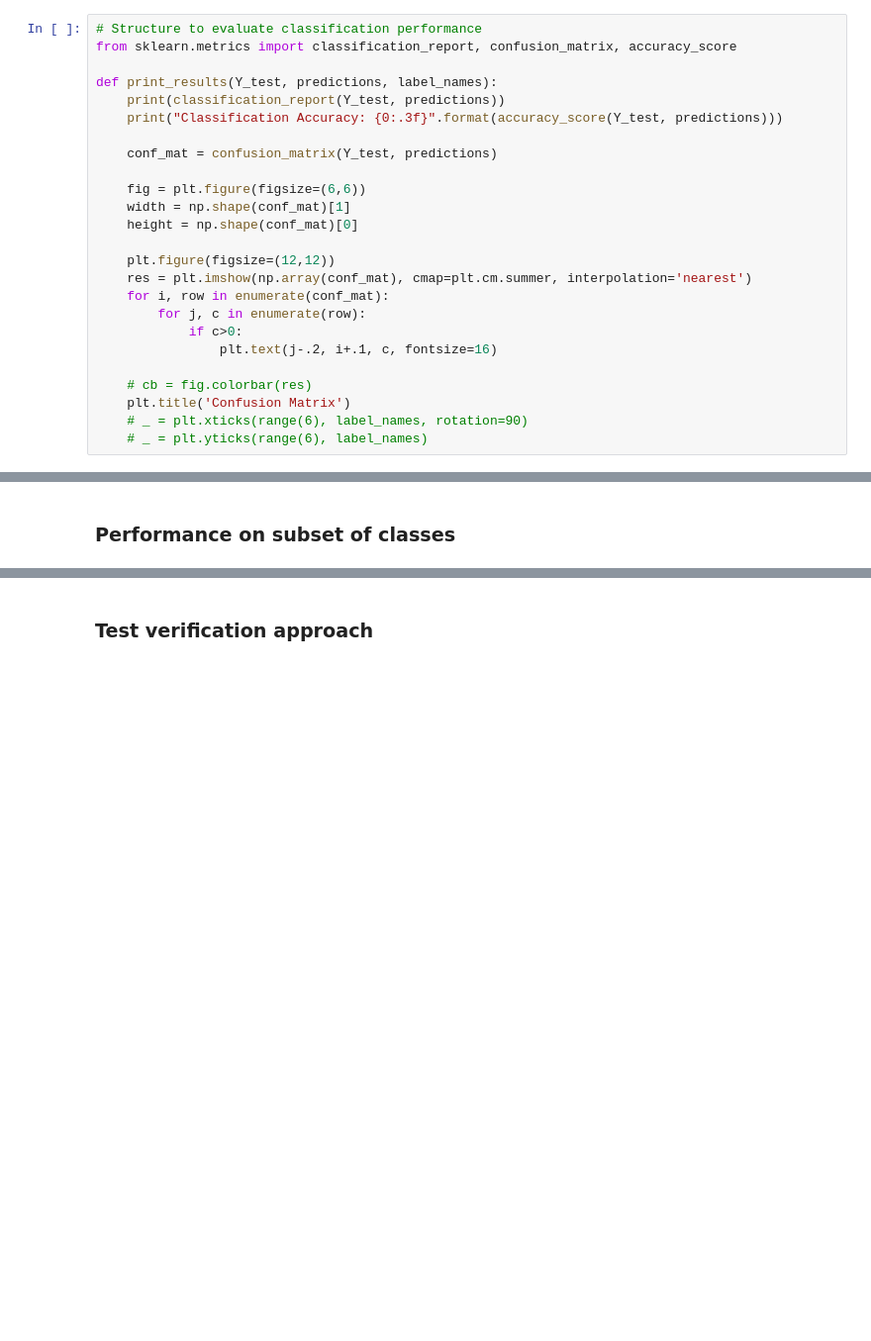
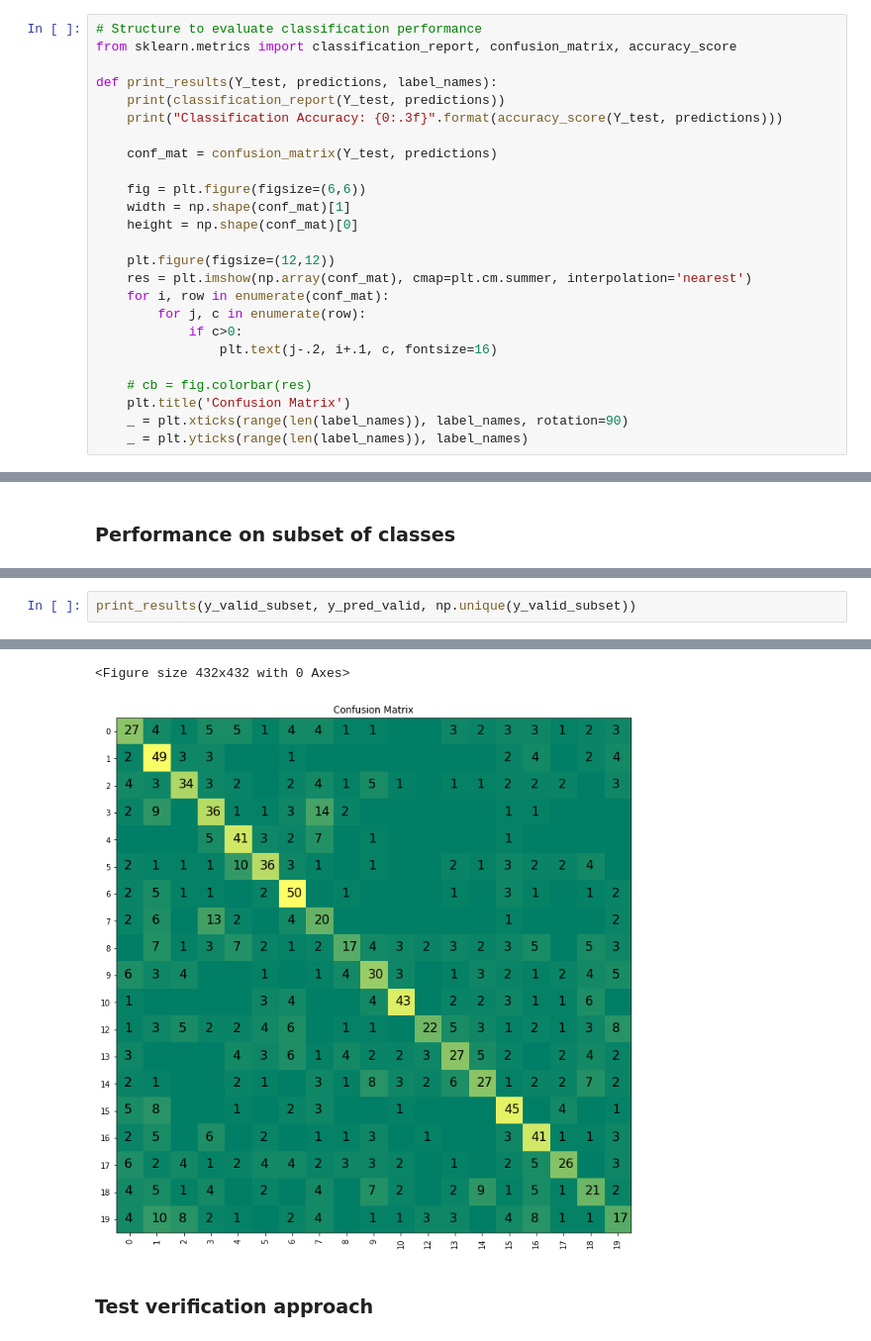
Before and after one commit to BRomans/IdMind, a Jupyter notebook: svm_classifier.ipynb, the cells around one changed output, grey strips where cells are left out. Shown at 99% size. Cells and saved outputs as stored; diff of their text form; blank space fills up the shorter version.

```diff
--- a/svm_classifier.ipynb
+++ b/svm_classifier.ipynb
@@ -240,8 +245,8 @@ def print_results(Y_test, predictions, label_names):
 
     # cb = fig.colorbar(res)
     plt.title('Confusion Matrix')
-    # _ = plt.xticks(range(6), label_names, rotation=90)
-    # _ = plt.yticks(range(6), label_names)
+    _ = plt.xticks(range(len(label_names)), label_names, rotation=90)
+    _ = plt.yticks(range(len(label_names)), label_names)
 # %% [markdown]
 #### Initial set of encodings for testing.
 # %%
@@ -435,0 +419,3 @@ print(round(time()-prev, 5), " seconds")
+# %%
+print_results(y_valid_subset, y_pred_valid, np.unique(y_valid_subset))
+# %% [output]
@@ -436,3 +439,5 @@ print(round(time()-prev, 5), " seconds")
+<Figure size 432x432 with 0 Axes>
+[figure, added]
 # %% [markdown]
 ### Test verification approach
 # %%
```
Also changed, not shown: parts of 9 cells of this notebook.
